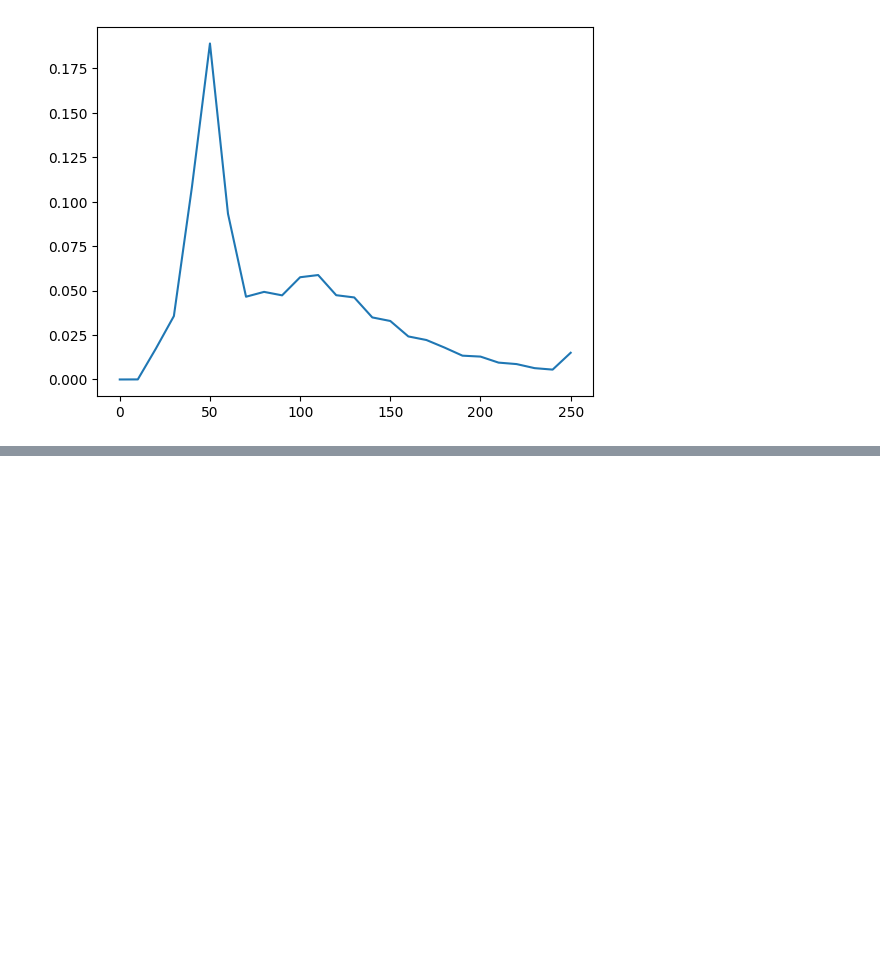
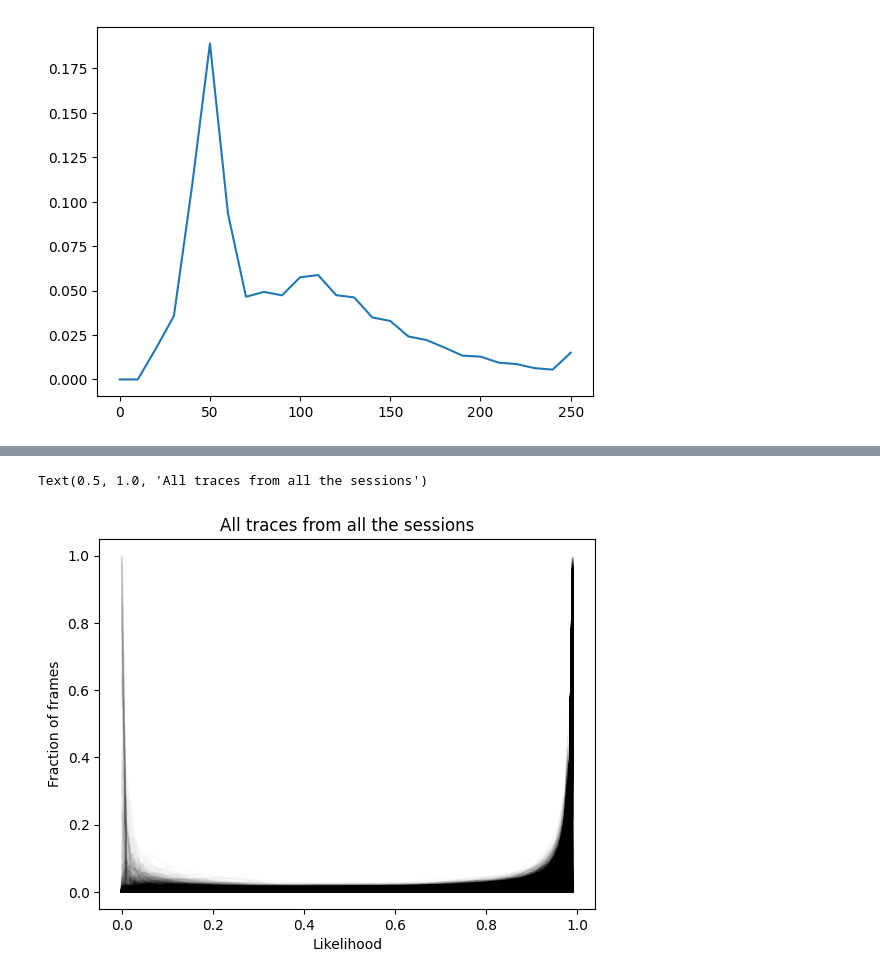
Before and after one commit to AllenNeuralDynamics/lamf_analysis_lims, a Jupyter notebook: qc/behavior_data/240327_pupil_data_qc.ipynb, the cells around one changed output, grey strips where cells are left out. Cells and saved outputs as stored; diff of their text form; code cells hidden in the pictures; blank space fills up the shorter version.

```diff
--- a/qc/behavior_data/240327_pupil_data_qc.ipynb
+++ b/qc/behavior_data/240327_pupil_data_qc.ipynb
@@ -182,0 +366,6 @@ ax.plot(bins[:-1], hist_vals)
+# %%
+error_osids = []
+for osid in np.sort(osids):
+    load_fn = dlc_likelihood_dir / f'dlc_likelihood_osid_{osid}.npy'
+    if not load_fn.exists():
+        error_osids.append(osid)
@@ -182,0 +391,17 @@ ax.plot(bins[:-1], hist_vals)
+# %%
+hist_vals_all = []
+for osid in succeeded_osids:
+    load_fn = dlc_likelihood_dir / f'dlc_likelihood_osid_{osid}.npy'
+    hist_vals = np.load(load_fn, allow_pickle=True)
+    hist_vals_all.append(hist_vals)
+# %%
+fig, ax = plt.subplots()
+for vals in hist_vals_all:
+    for val in vals:
+        ax.plot(bins[:-1], val, 'k', alpha=0.01)
+ax.set_xlabel('Likelihood')
+ax.set_ylabel('Fraction of frames')
+ax.set_title(f'All traces from all the sessions')
+# %% [output]
+Text(0.5, 1.0, 'All traces from all the sessions')
+[figure, added]
```
Also changed, not shown: parts of 38 cells of this notebook, 2 other files.
